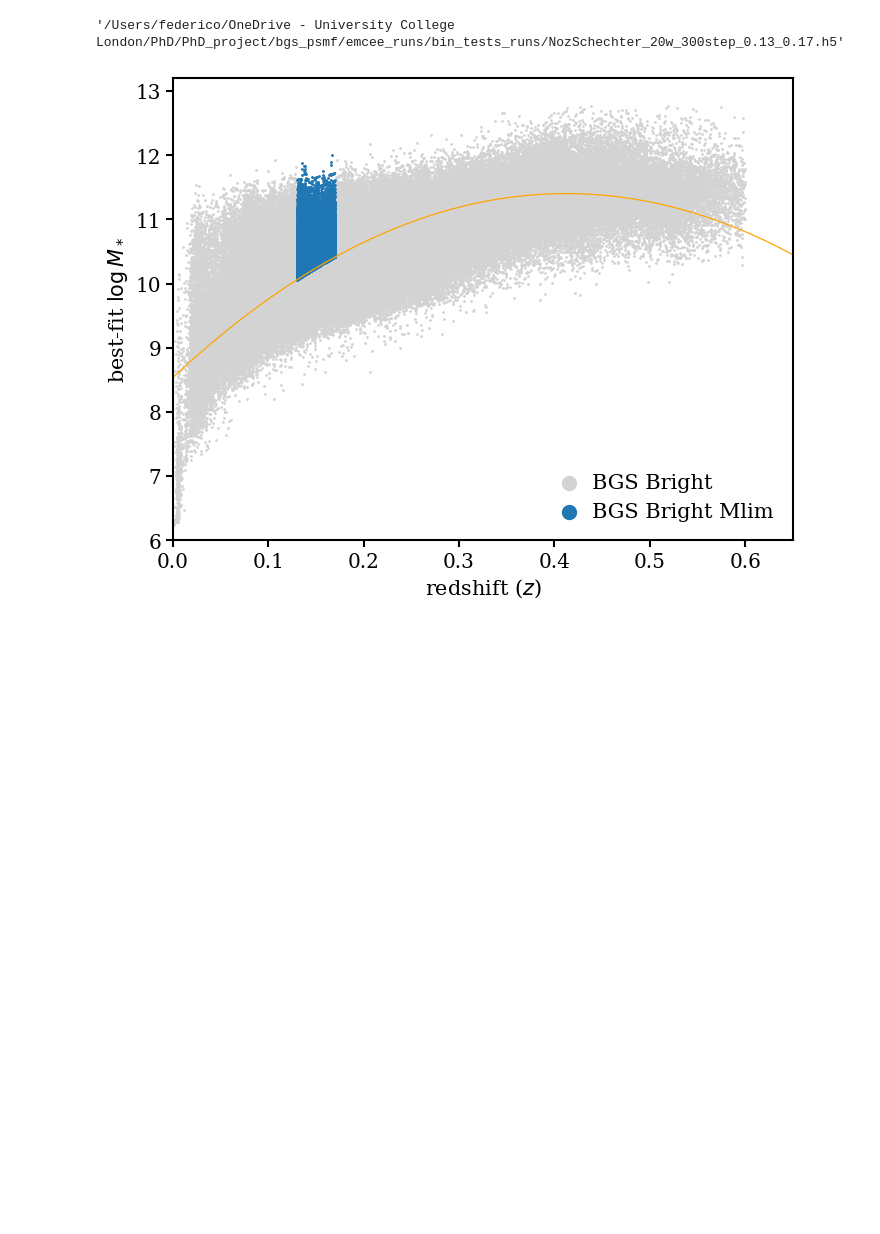
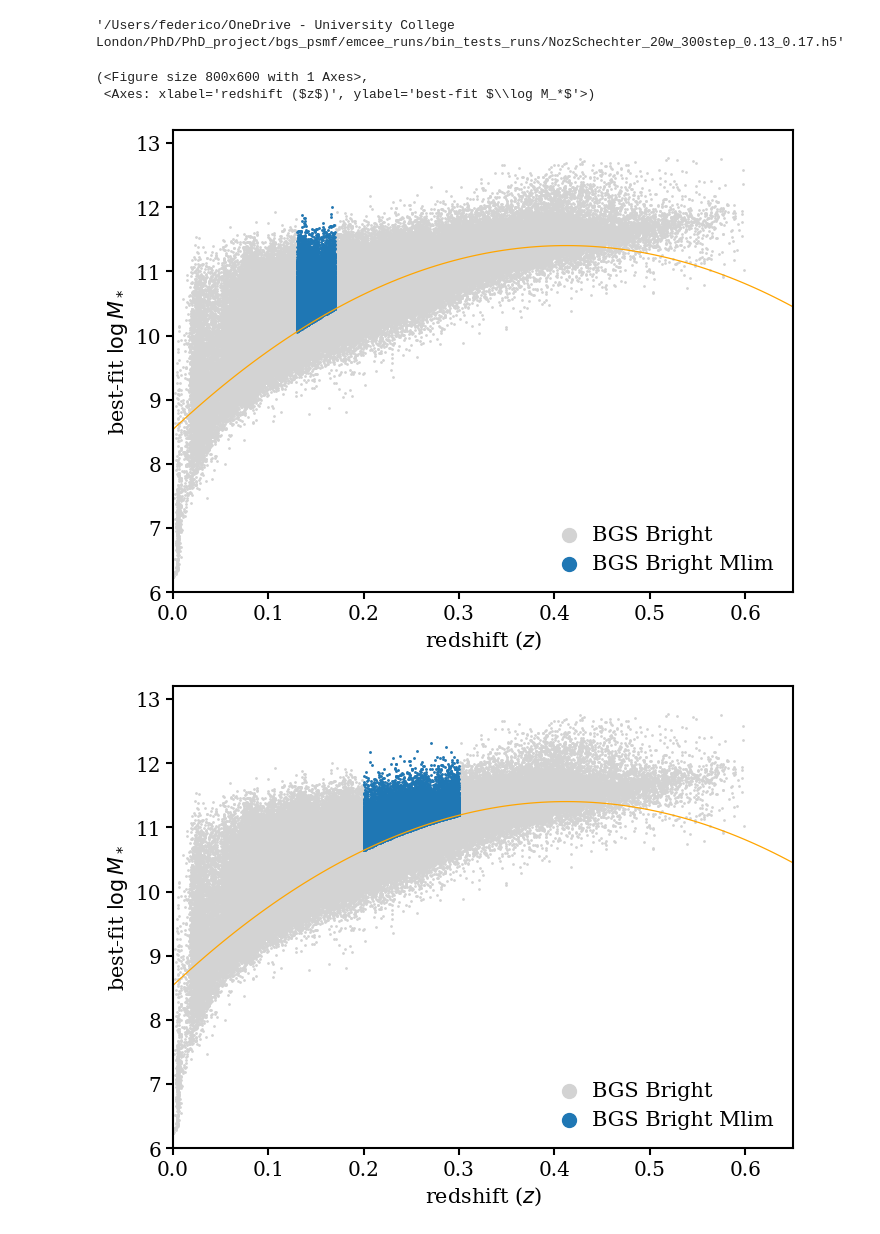
Before and after one commit to fedehope/zSMF, a Jupyter notebook: nb/classes.ipynb, the cells around one changed output. Drawn from its saved outputs; the diff is of its cells as text; code cells hidden in the pictures; blank space fills up the shorter version.

```diff
--- a/nb/classes.ipynb
+++ b/nb/classes.ipynb
@@ -113,12 +113,19 @@ class Data:
 
 
 class BGS(Data):
-    def __init__(self, file):
+    def __init__(self, file, is_bgs_bright=True):
         super().__init__(file)
 
         self.f_area = (173.641/(4.*np.pi*(180/np.pi)**2))
 
-        bgs = self.get_data()
+        if is_bgs_bright:
+            self.is_bgs = 'is_bgs_bright'
+        else:
+            self.is_bgs = 'is_bgs_faint'
+
+
+        bgs_all = self.get_data()
+        bgs = bgs_all[bgs_all[self.is_bgs]]
         self.z = bgs['Z_HP'].data
         self.x = bgs['provabgs_logMstar'].data
         self.x_median = np.median(self.x, axis=1)
@@ -167,7 +174,7 @@ class BGS(Data):
 # %%
 class Plotter(BGS, EmceeRun):
     def __init__(self, bgs, emcee_run):
-        BGS.__init__(self, bgs.file)
+        BGS.__init__(self, bgs.file, bgs.is_bgs)
         EmceeRun.__init__(self, emcee_run.file_emcee_obj)
 
         self.z_lin = np.linspace(0, 0.65, 100)
@@ -258,7 +265,8 @@ class NoZSchechterModel(BGS):
 # %% [markdown]
 # Main
 # %%
-bgs = BGS('BGS_ANY_full.provabgs.lite.hdf5')
+bgs_bright = BGS('BGS_ANY_full.provabgs.lite.hdf5', is_bgs_bright=True)
+bgs_faint = BGS('BGS_ANY_full.provabgs.lite.hdf5', is_bgs_bright=False)
 emcee_file = FileEmcee(z_dependence=False, bin_test=True, info_file='0.13_0.17')
 # %%
 emcee_run = EmceeRun(emcee_file)
@@ -267,8 +275,13 @@ emcee_run.emcee_file
 # %% [output]
 '/Users/federico/OneDrive - University College London/PhD/PhD_project/bgs_psmf/emcee_runs/bin_tests_runs/NozSchechter_20w_300step_0.13_0.17.h5'
 # %%
-plotter = Plotter(bgs, emcee_run)
+plotter_bright = Plotter(bgs_bright, emcee_run)
+plotter_faint = Plotter(bgs_faint, emcee_run)
 # %%
-fig, ax = plotter.plot_selected_data(0.13, 0.17)
+fig, ax = plotter_bright.plot_selected_data(0.13, 0.17)
+plotter_faint.plot_selected_data(0.2, 0.3)
 # %% [output]
+(<Figure size 800x600 with 1 Axes>,
+ <Axes: xlabel='redshift ($z$)', ylabel='best-fit $\\log M_*$'>)
-[figure, old version]
+[figure, new version]
+[figure, added]
```
Also changed, not shown: parts of 6 cells of this notebook.
